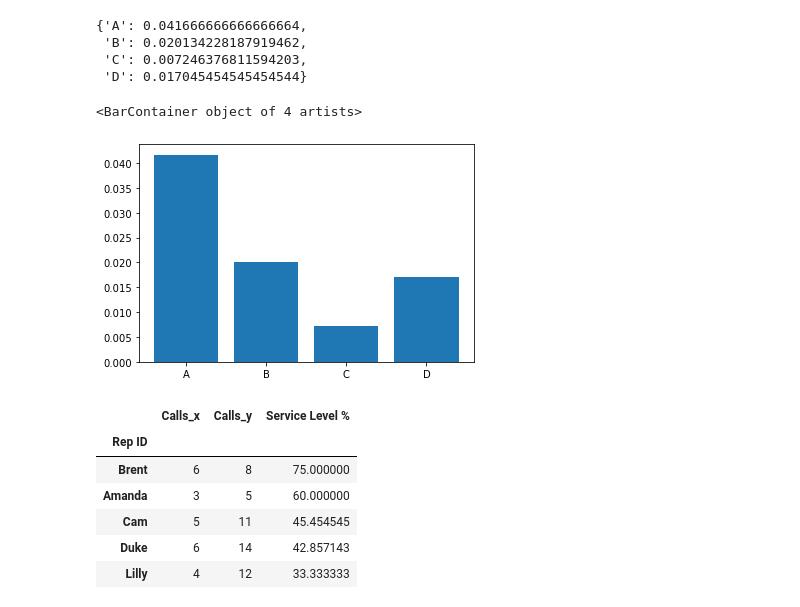
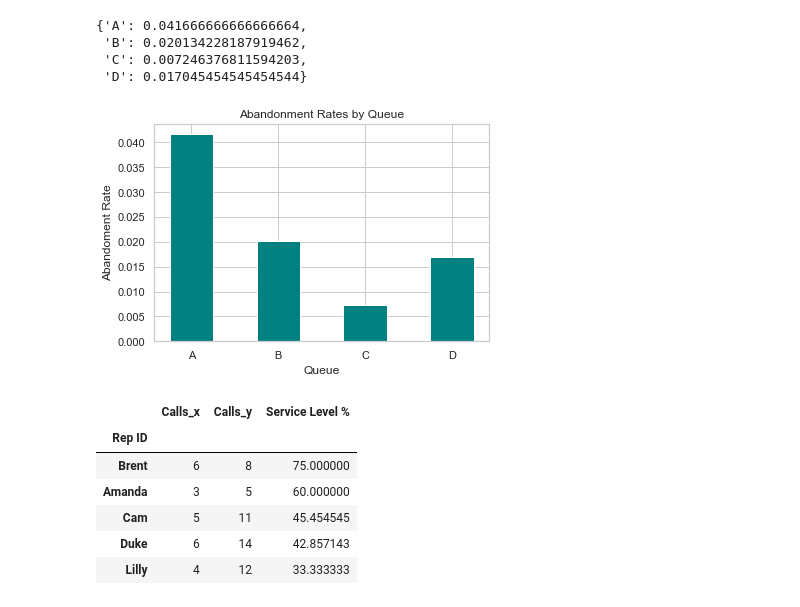
Before and after one commit to LizzCallahan/call-center-cleanup-assignment, a Jupyter notebook: Call Center Cleanup.ipynb, the cells around one changed output. Saved outputs shown, nothing was run; the diff lists cells and outputs as text; code cells hidden in the pictures.

```diff
--- a/Call Center Cleanup.ipynb
+++ b/Call Center Cleanup.ipynb
@@ -501,14 +501,17 @@ abandonment_rates
  'C': 0.007246376811594203,
  'D': 0.017045454545454544}
 # %%
-#For visualization 1, I'm using a simple bar chart to make it easy to see the value difference across the queues.
+#For visualization 1, I'm using a simple bar chart from matplotlib to make it easy to see the value difference across the queues.
 
 names = list(abandonment_rates.keys())
 values = list(abandonment_rates.values())
-plt.bar(range(len(abandonment_rates)), values, tick_label=names)
+plt.bar(range(len(abandonment_rates)), values, tick_label=names, color ='teal', width = 0.5)
+plt.xlabel('Queue')
+plt.ylabel('Abandoment Rate')
+plt.title('Abandonment Rates by Queue')
+plt.show()
 # %% [output]
-<BarContainer object of 4 artists>
-[figure, old version]
+[figure, new version]
 # %%
 # Create visualization 2 here
 # north_plt contains the data you need for the average speed of answer of each rep
```
Also changed, not shown: parts of 5 cells of this notebook.
